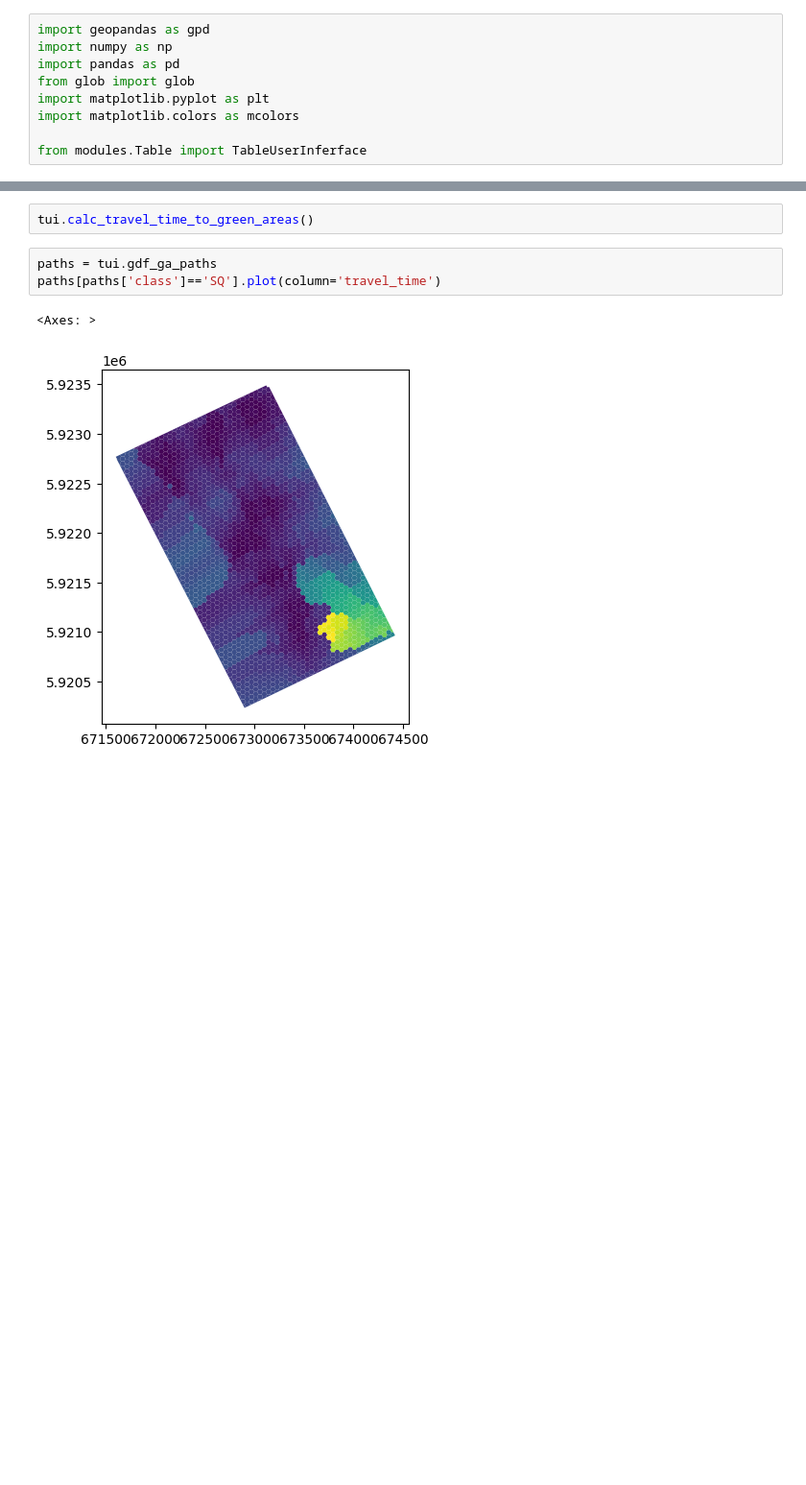
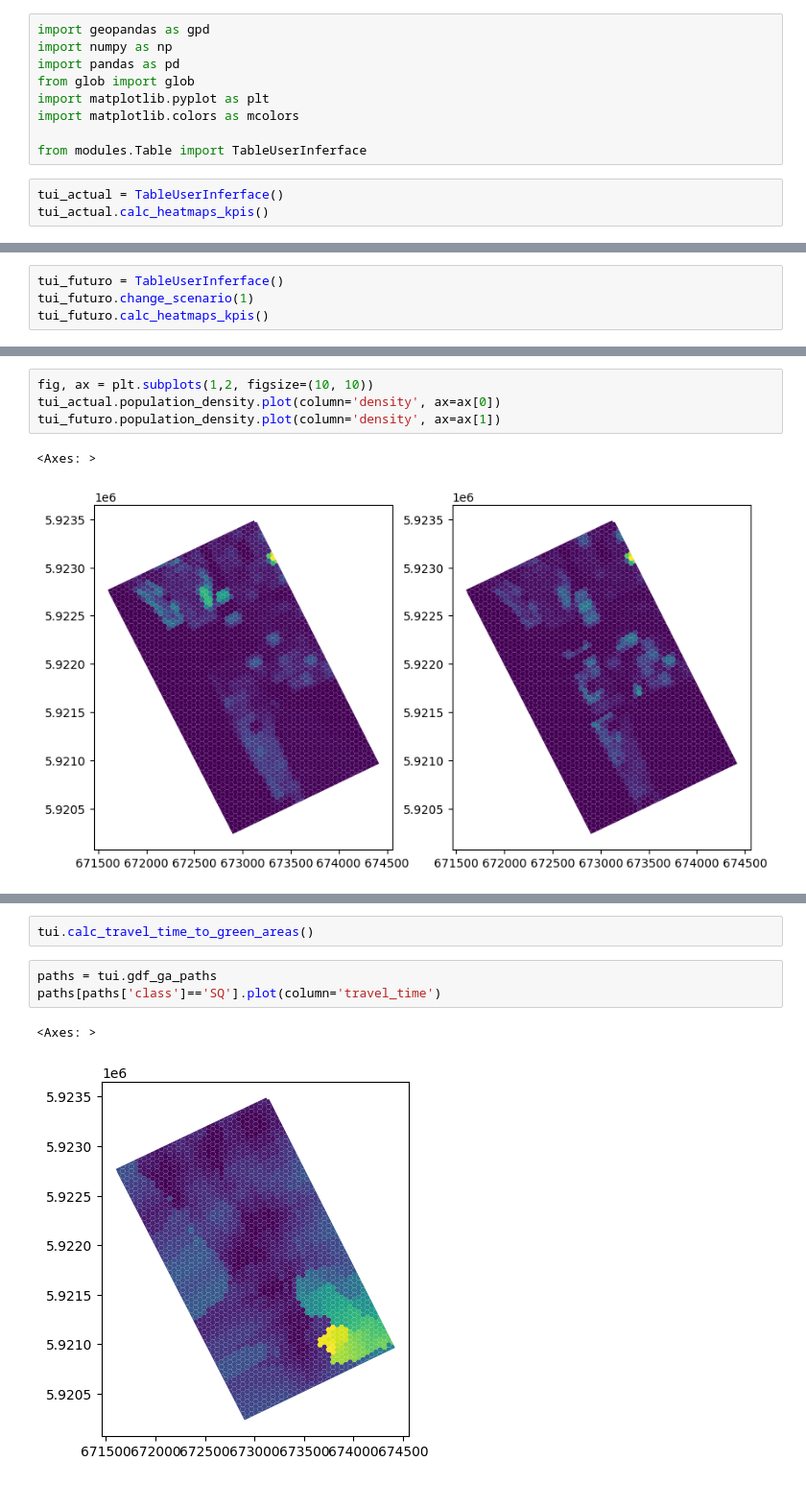
Before and after one commit to diegoalrv/clbb-io, a Jupyter notebook: notebooks/table.ipynb, the cells around one changed output, grey strips where cells are left out. Shown at 96% size. Cells and saved outputs as stored; diff of their text form; blank space fills up the shorter version.

Commit message:
update table module

```diff
--- a/notebooks/table.ipynb
+++ b/notebooks/table.ipynb
@@ -7,3 +7,6 @@ import matplotlib.pyplot as plt
 import matplotlib.colors as mcolors
 
 from modules.Table import TableUserInferface
+# %%
+tui_actual = TableUserInferface()
+tui_actual.calc_heatmaps_kpis()
@@ -9,0 +19,4 @@ from modules.Table import TableUserInferface
+# %%
+tui_futuro = TableUserInferface()
+tui_futuro.change_scenario(1)
+tui_futuro.calc_heatmaps_kpis()
@@ -9,0 +55,7 @@ from modules.Table import TableUserInferface
+# %%
+fig, ax = plt.subplots(1,2, figsize=(10, 10))
+tui_actual.population_density.plot(column='density', ax=ax[0])
+tui_futuro.population_density.plot(column='density', ax=ax[1])
+# %% [output]
+<Axes: >
+[figure, added]
```
Also changed, not shown: parts of 25 cells of this notebook, 7 other files.
